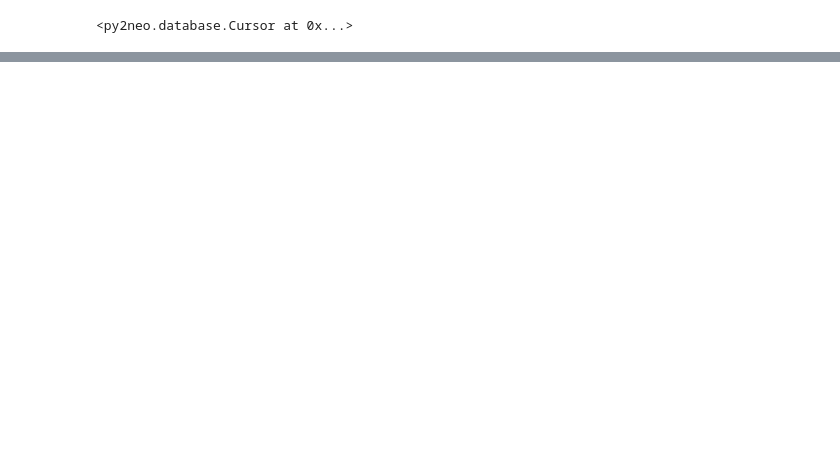
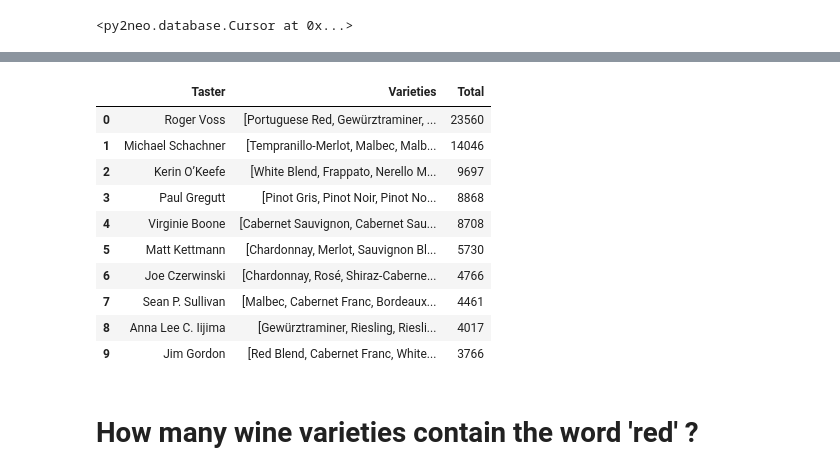
Before and after one commit to albert-kevin/azuremachinelearning, a Jupyter notebook: code/notebooks/howto_Graph.ipynb, the cells around one changed output, grey strips where cells are left out. Drawn from its saved outputs; the diff is of its cells as text; code cells hidden in the pictures; blank space fills up the shorter version.

```diff
--- a/code/notebooks/howto_Graph.ipynb
+++ b/code/notebooks/howto_Graph.ipynb
@@ -188,0 +283,11 @@ graph.run(query)
+# %%
+prep = df[["winery", "province", "country", "designation", "taster_name", "variety", "id", "title"]].copy()
+# %%
+prep['winery'] = prep['winery'].fillna('No Winery')
+prep['province'] = prep['province'].fillna('No Province')
+prep['country'] = prep['country'].fillna('No Country')
+# %%
+prep['designation'] = prep['designation'].fillna('No Designation')
+prep['taster_name'] = prep['taster_name'].fillna('No Taster')
+prep['variety'] = prep['variety'].fillna('No Variety')
+prep['title'] = prep['title'].fillna('No Title')
@@ -229,0 +396,8 @@ graph.run(query)
+# %%
+%%time
+result = prep[prep.taster_name != "No Taster"]
+result = result.groupby(['taster_name']).agg({'variety':[lambda x: list(x)], 'title':[lambda x: x.count()]}).reset_index()
+result.columns = ['Taster', 'Varieties', 'Total']
+result = result.sort_values(by='Total',ascending=False).reset_index(drop=True)
+result.head(10)
+# %% [output]
@@ -229,0 +406,13 @@ graph.run(query)
+|  | Taster | Varieties | Total |
+| 0 | Roger Voss | [Portuguese Red, Gewürztraminer, ... | 23560 |
+| 1 | Michael Schachner | [Tempranillo-Merlot, Malbec, Malb... | 14046 |
+| 2 | Kerin O’Keefe | [White Blend, Frappato, Nerello M... | 9697 |
+| 3 | Paul Gregutt | [Pinot Gris, Pinot Noir, Pinot No... | 8868 |
+| 4 | Virginie Boone | [Cabernet Sauvignon, Cabernet Sau... | 8708 |
+| 5 | Matt Kettmann | [Chardonnay, Merlot, Sauvignon Bl... | 5730 |
+| 6 | Joe Czerwinski | [Chardonnay, Rosé, Shiraz-Caberne... | 4766 |
+| 7 | Sean P. Sullivan | [Malbec, Cabernet Franc, Bordeaux... | 4461 |
+| 8 | Anna Lee C. Iijima | [Gewürztraminer, Riesling, Riesli... | 4017 |
+| 9 | Jim Gordon | [Red Blend, Cabernet Franc, White... | 3766 |
+# %% [markdown]
+# How many wine varieties contain the word 'red' ?
```
Also changed, not shown: parts of 77 cells of this notebook, 4 other files.
